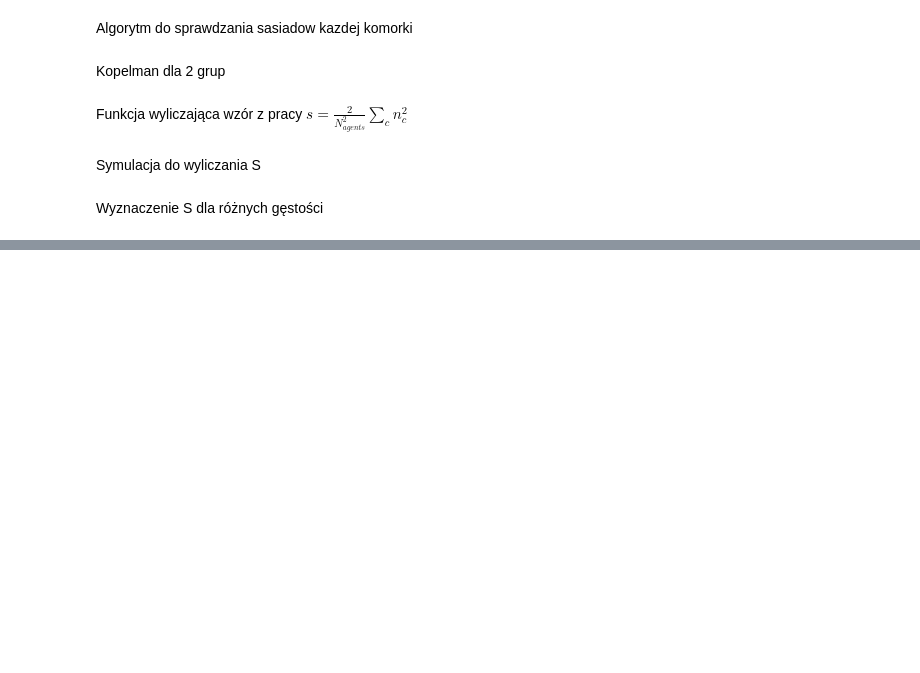
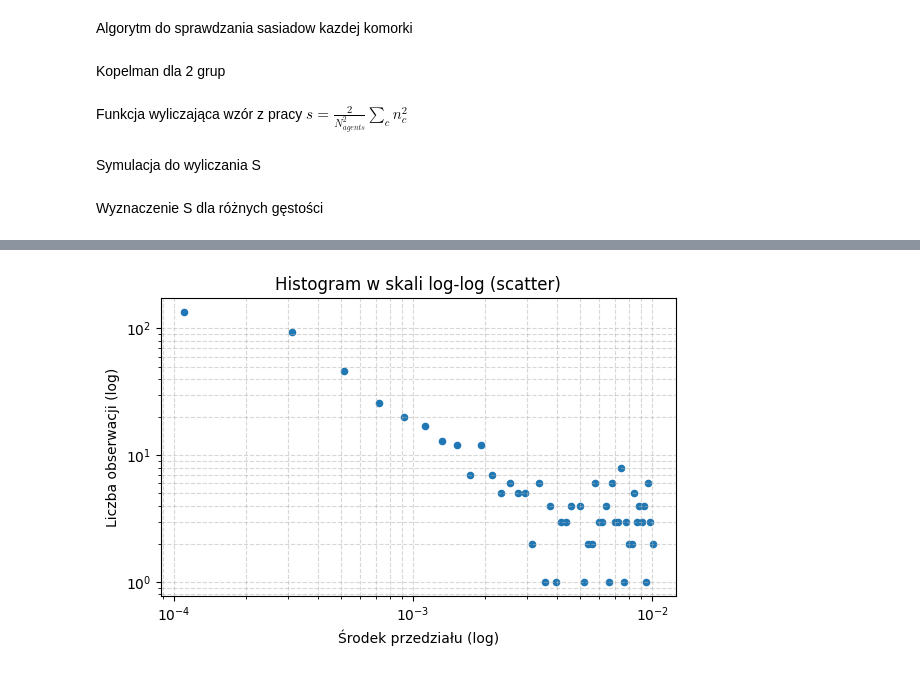
Before and after one commit to Tuliuszen/LabSpec, a Jupyter notebook: Szcz_Lys_Schelling.ipynb, the cells around one changed output, grey strips where cells are left out. Saved outputs shown, nothing was run; the diff lists cells and outputs as text; code cells hidden in the pictures; blank space fills up the shorter version.

```diff
--- a/Szcz_Lys_Schelling.ipynb
+++ b/Szcz_Lys_Schelling.ipynb
@@ -444,0 +490,17 @@ Wyznaczenie S dla różnych gęstości
+# %%
+data = np.divide(hlsum, sum(hlsum))
+counts, bin_edges = np.histogram(data, bins=50)
+bin_centers = (bin_edges[:-1] + bin_edges[1:]) / 2.0
+# %%
+plt.figure(figsize=(6,4))
+plt.scatter(bin_centers, counts, s=20, marker='o')
+plt.xscale('log')
+plt.yscale('log')
+plt.xlabel('Środek przedziału (log)')
+plt.ylabel('Liczba obserwacji (log)')
+plt.title('Histogram w skali log-log (scatter)')
+plt.grid(True, which='both', ls='--', alpha=0.5)
+plt.tight_layout()
+plt.show()
+# %% [output]
+[figure, added]
```
Also changed, not shown: parts of 19 cells of this notebook.
